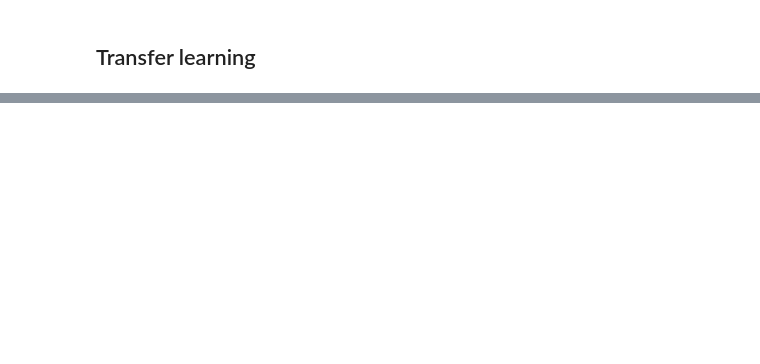
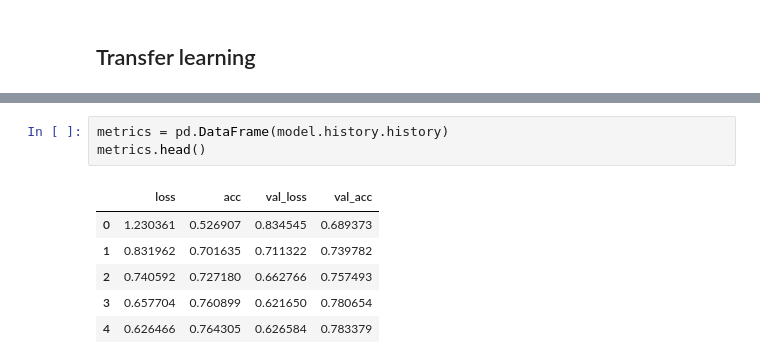
Before and after one commit to kokchun/Deep-learning-AI21, a Jupyter notebook: Lectures/Code-alongs/Lec6-Transfer_learning.ipynb, the cells around one changed output, grey strips where cells are left out. Drawn from its saved outputs; the diff is of its cells as text; blank space fills up the shorter version.

```diff
--- a/Lectures/Code-alongs/Lec6-Transfer_learning.ipynb
+++ b/Lectures/Code-alongs/Lec6-Transfer_learning.ipynb
@@ -135,0 +177,10 @@ _________________________________________________________________
+# %%
+metrics = pd.DataFrame(model.history.history)
+metrics.head()
+# %% [output]
+|  | loss | acc | val_loss | val_acc |
+| 0 | 1.230361 | 0.526907 | 0.834545 | 0.689373 |
+| 1 | 0.831962 | 0.701635 | 0.711322 | 0.739782 |
+| 2 | 0.740592 | 0.727180 | 0.662766 | 0.757493 |
+| 3 | 0.657704 | 0.760899 | 0.621650 | 0.780654 |
+| 4 | 0.626466 | 0.764305 | 0.626584 | 0.783379 |
```
Also changed, not shown: parts of 15 cells of this notebook.
